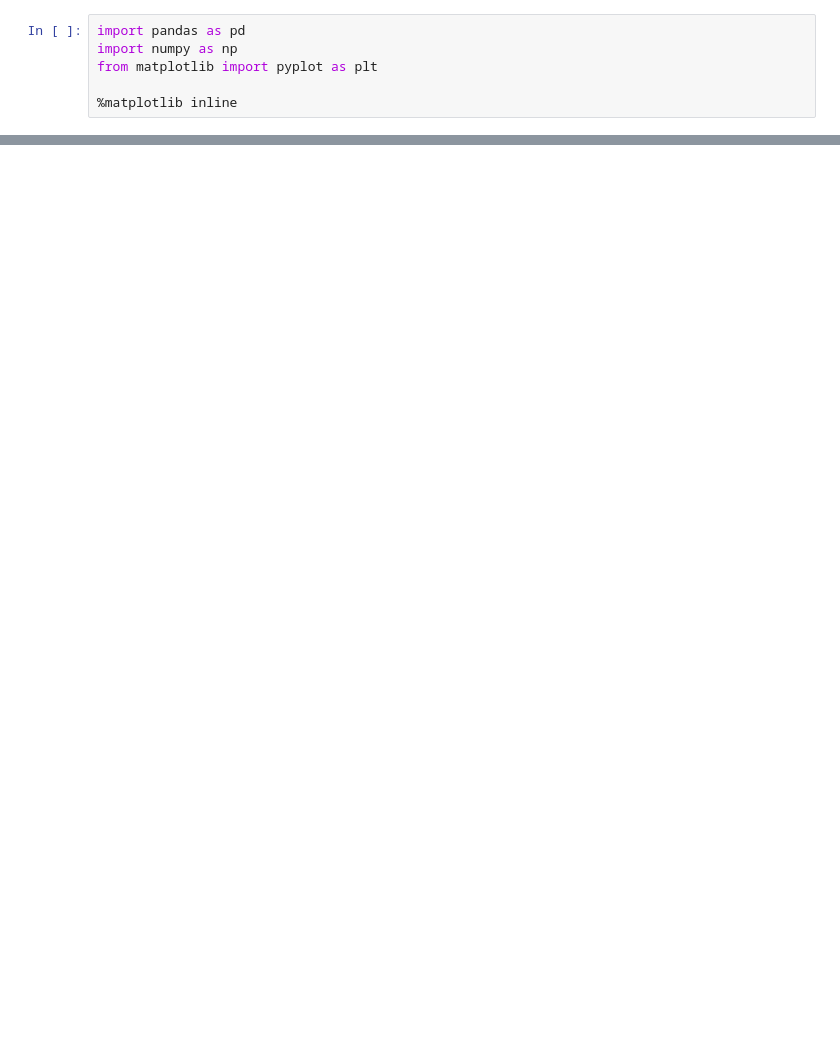
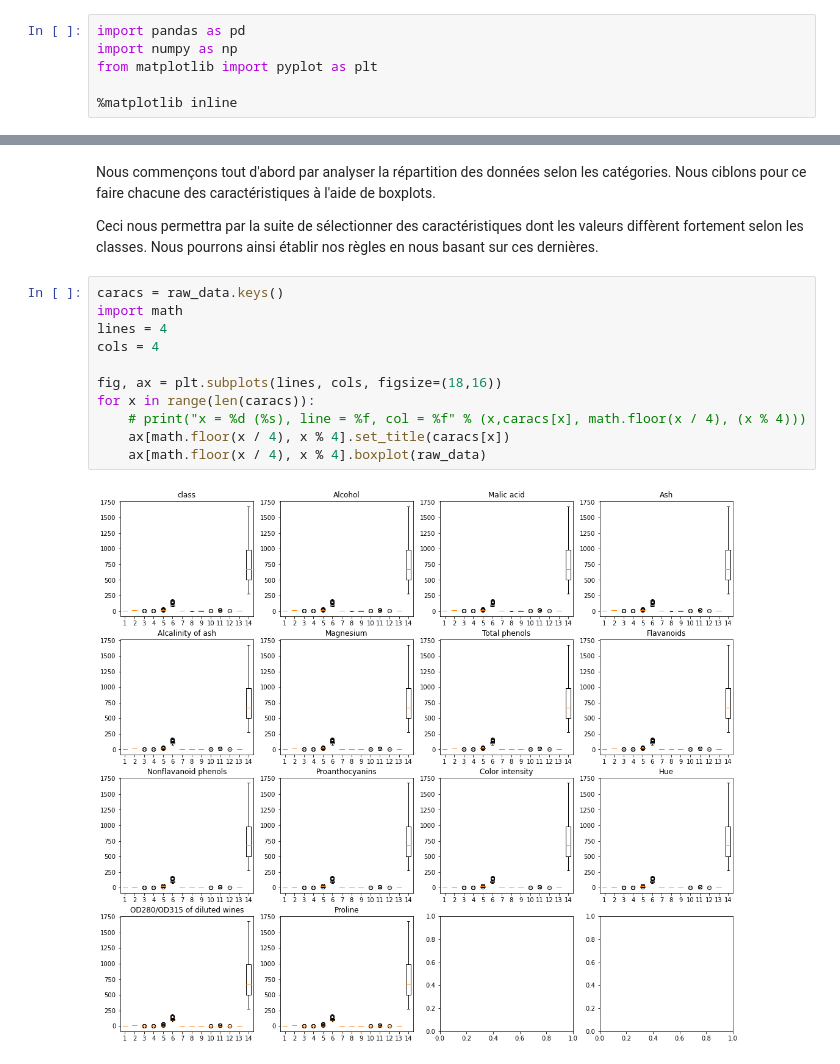
Before and after one commit to KevinFerati/LaboISD, a Jupyter notebook: 4 - Apprentissage supervisé/Ferati_Ganty_ISD_TP4.ipynb, the cells around one changed output, grey strips where cells are left out. Cells and saved outputs as stored; diff of their text form; blank space fills up the shorter version.

```diff
--- a/4 - Apprentissage supervisé/Ferati_Ganty_ISD_TP4.ipynb
+++ b/4 - Apprentissage supervisé/Ferati_Ganty_ISD_TP4.ipynb
@@ -26,0 +45,19 @@ raw_data
+# %% [markdown]
+Nous commençons tout d'abord par analyser la répartition des données selon les catégories. Nous ciblons pour ce faire chacune
+des caractéristiques à l'aide de boxplots.
+
+Ceci nous permettra par la suite de sélectionner des caractéristiques dont les valeurs diffèrent fortement selon les classes.
+Nous pourrons ainsi établir nos règles en nous basant sur ces dernières.
+# %%
+caracs = raw_data.keys()
+import math
+lines = 4
+cols = 4
+
+fig, ax = plt.subplots(lines, cols, figsize=(18,16))
+for x in range(len(caracs)):
+    # print("x = %d (%s), line = %f, col = %f" % (x,caracs[x], math.floor(x / 4), (x % 4)))
+    ax[math.floor(x / 4), x % 4].set_title(caracs[x])
+    ax[math.floor(x / 4), x % 4].boxplot(raw_data)
+# %% [output]
+[figure, added]
```
Also changed, not shown: parts of 18 cells of this notebook.
